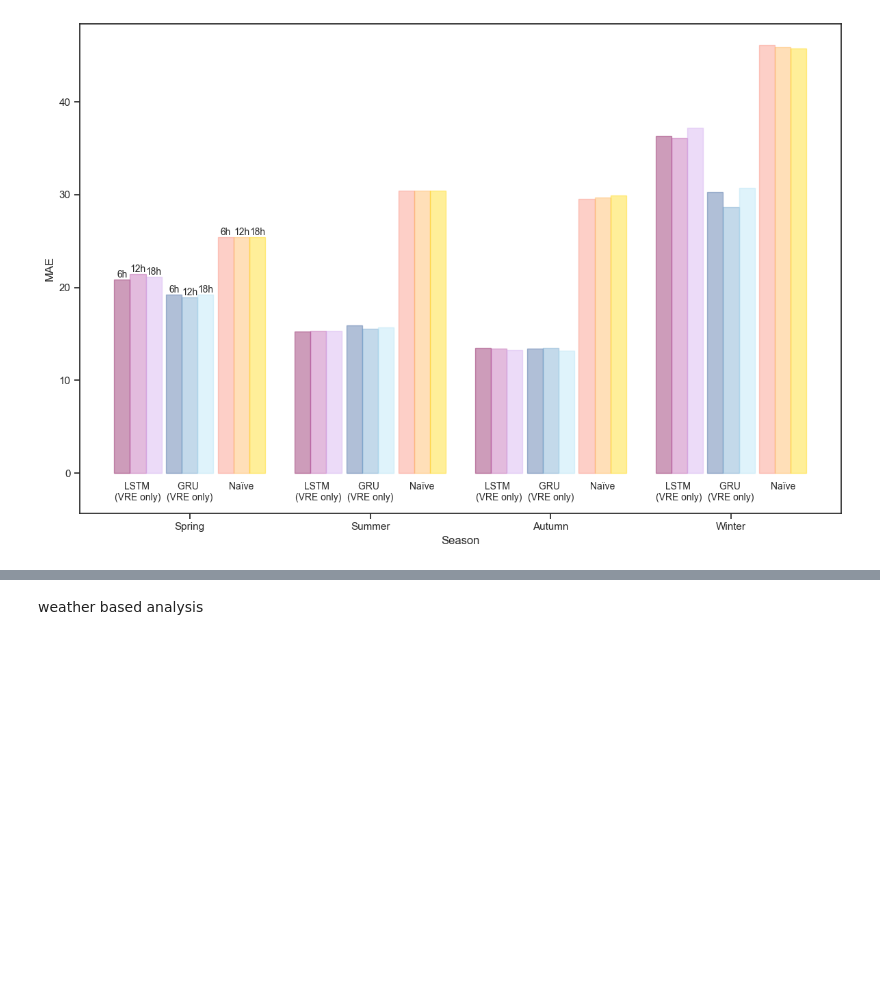
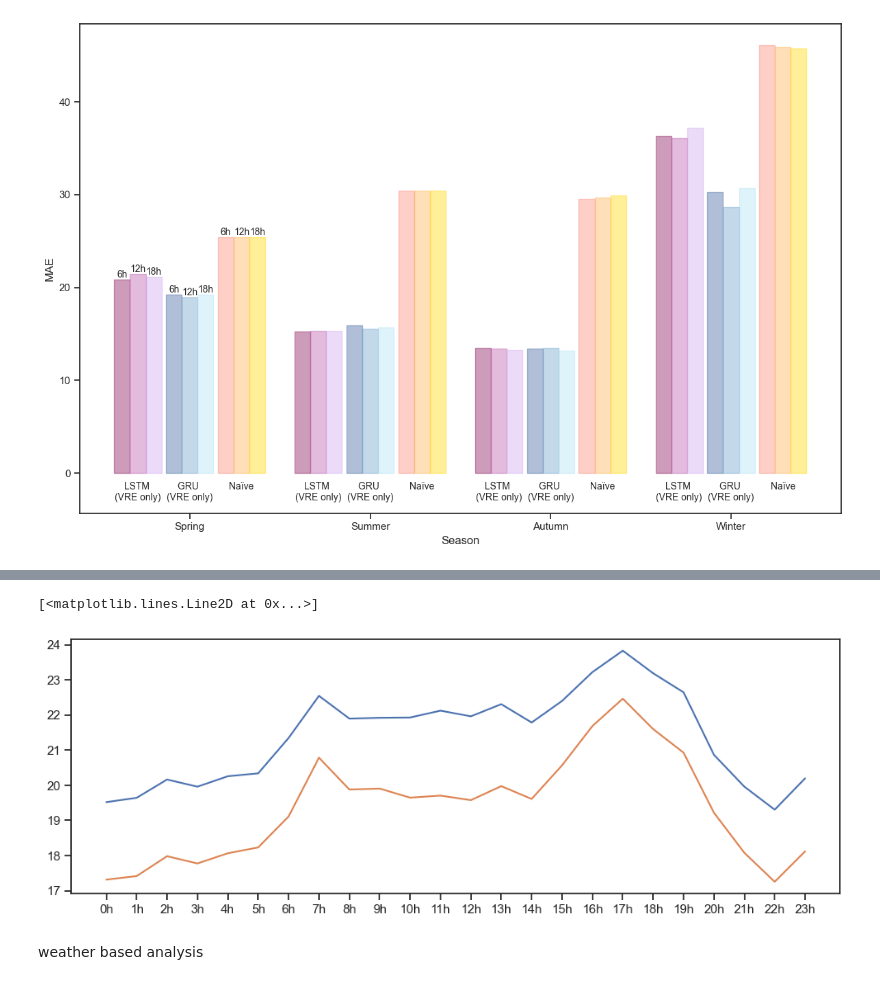
Before and after one commit to valentin-17/epf, a Jupyter notebook: notebooks/other_data_viz.ipynb, the cells around one changed output, grey strips where cells are left out. Cells and saved outputs as stored; diff of their text form; code cells hidden in the pictures; blank space fills up the shorter version.

```diff
--- a/notebooks/other_data_viz.ipynb
+++ b/notebooks/other_data_viz.ipynb
@@ -525,3 +551,21 @@ plt.savefig("../reports/figures/mae_by_season_and_hour_single_layer.pdf", dpi=30
 plt.show()
 # %% [output]
 [figure]
+# %%
+cols = ['lstm_error', 'gru_error', 'naive_error']
+
+def get_hour_errors(df, block_prefix, target_hour):
+    cols = [f"{block_prefix}_t+{i}" for i in range(1,25)]
+    mat = df[cols].values
+    origin = df.index.hour
+    horizons = ((target_hour - origin - 1) % 24) + 1
+    errs = mat[np.arange(len(df)), horizons - 1]
+    return pd.Series(errs, index=df.index, name=f"{block_prefix}_hour_{target_hour}")
+
+results = {}
+for model in cols:
+    for h in range(24):
+        results[f"{model}_{h}"] = get_hour_errors(df, model, h)
+
+hourly_errors = pd.DataFrame(results)
+hourly_errors
@@ -528,3 +586,23 @@ plt.show()
+# %%
+import matplotlib.pyplot as plt
+import seaborn as sns
+
+sns.set(style="ticks")
+
+mean_errors_by_hour = hourly_errors.mean(axis=0).to_frame()
+mean_errors_by_hour_lstm = mean_errors_by_hour.loc[[f'lstm_error_{h}' for h in range(24)]]
+mean_errors_by_hour_gru = mean_errors_by_hour.loc[[f'gru_error_{h}' for h in range(24)]]
+
+mean_errors_by_hour_lstm.index = [f'{h}h' for h in range(24)]
+mean_errors_by_hour_gru.index = [f'{h}h' for h in range(24)]
+
+plt.figure(figsize=(12, 4))
+
+plt.plot(mean_errors_by_hour_lstm)
+plt.plot(mean_errors_by_hour_gru)
+# %% [output]
+[<matplotlib.lines.Line2D at 0x...>]
+[figure, added]
 # %% [markdown]
 weather based analysis
 # %%
```
Also changed, not shown: parts of 15 cells of this notebook, 18 other files.
